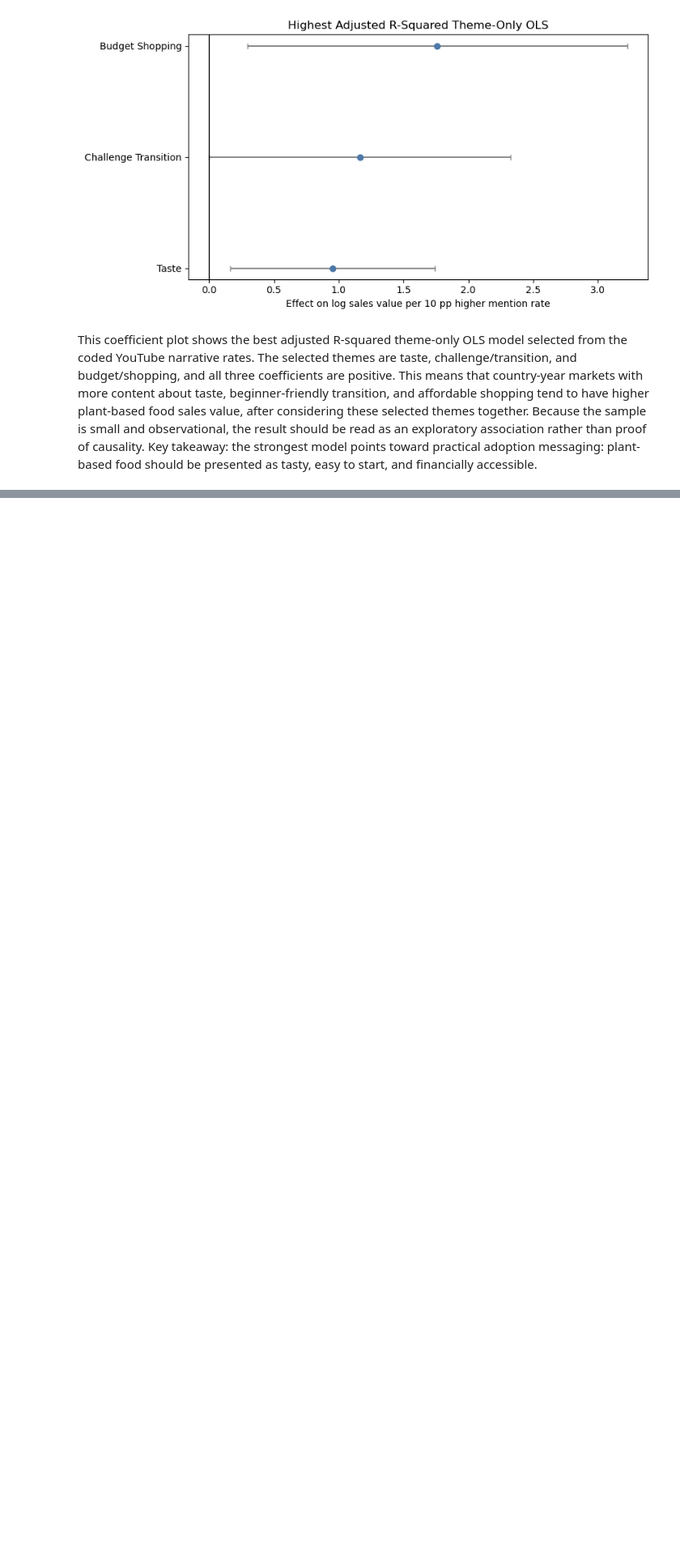
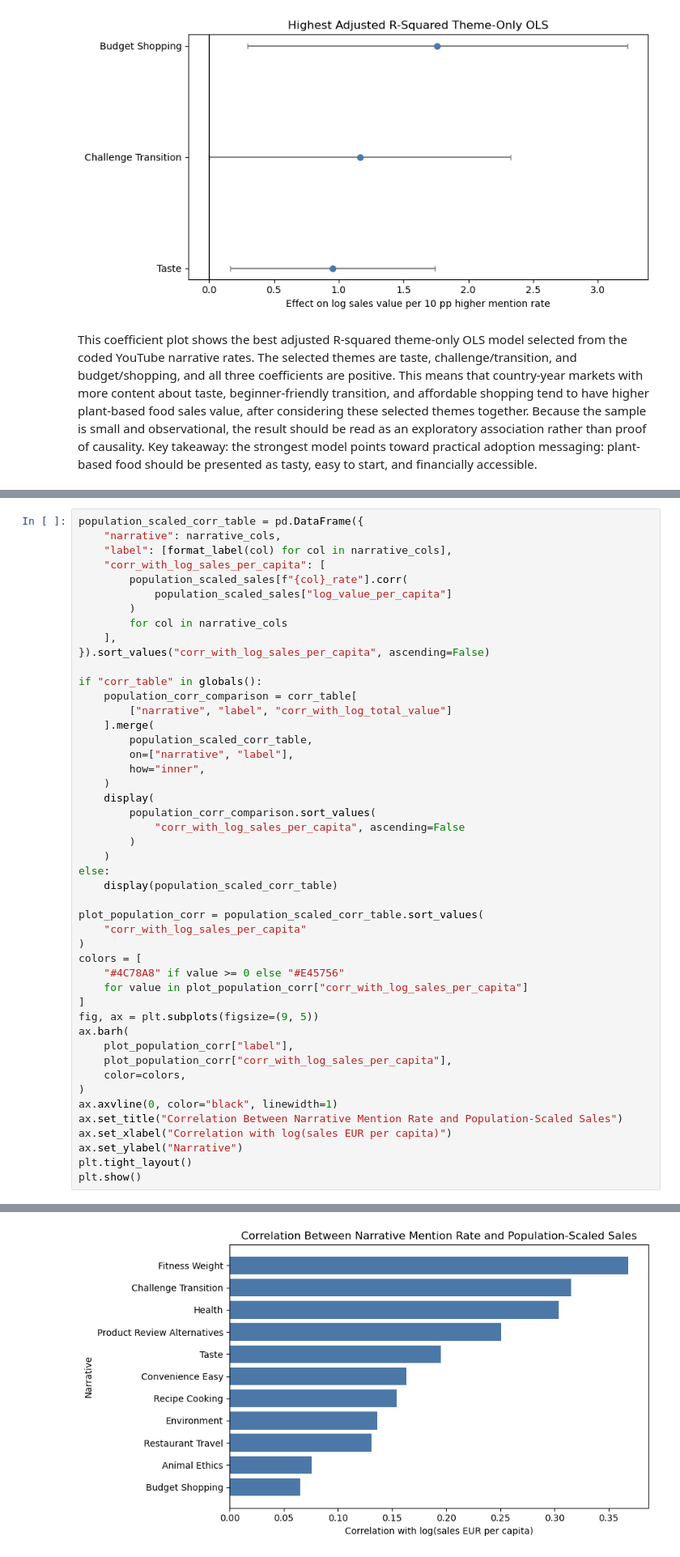
Before and after one commit to huangshuojason/Video-Analysis--DataScience-Group, a Jupyter notebook: notebooks/Group I_Final.ipynb, the cells around one changed output, grey strips where cells are left out. Shown at 81% size. Drawn from its saved outputs; the diff is of its cells as text; blank space fills up the shorter version.

```diff
--- a/notebooks/Group I_Final.ipynb
+++ b/notebooks/Group I_Final.ipynb
@@ -661,0 +875,48 @@ This coefficient plot shows the best adjusted R-squared theme-only OLS model sel
+# %%
+population_scaled_corr_table = pd.DataFrame({
+    "narrative": narrative_cols,
+    "label": [format_label(col) for col in narrative_cols],
+    "corr_with_log_sales_per_capita": [
+        population_scaled_sales[f"{col}_rate"].corr(
+            population_scaled_sales["log_value_per_capita"]
+        )
+        for col in narrative_cols
+    ],
+}).sort_values("corr_with_log_sales_per_capita", ascending=False)
+
+if "corr_table" in globals():
+    population_corr_comparison = corr_table[
+        ["narrative", "label", "corr_with_log_total_value"]
+    ].merge(
+        population_scaled_corr_table,
+        on=["narrative", "label"],
+        how="inner",
+    )
+    display(
+        population_corr_comparison.sort_values(
+            "corr_with_log_sales_per_capita", ascending=False
+        )
+    )
+else:
+    display(population_scaled_corr_table)
+
+plot_population_corr = population_scaled_corr_table.sort_values(
+    "corr_with_log_sales_per_capita"
+)
+colors = [
+    "#4C78A8" if value >= 0 else "#E45756"
+    for value in plot_population_corr["corr_with_log_sales_per_capita"]
+]
+fig, ax = plt.subplots(figsize=(9, 5))
+ax.barh(
+    plot_population_corr["label"],
+    plot_population_corr["corr_with_log_sales_per_capita"],
+    color=colors,
+)
+ax.axvline(0, color="black", linewidth=1)
+ax.set_title("Correlation Between Narrative Mention Rate and Population-Scaled Sales")
+ax.set_xlabel("Correlation with log(sales EUR per capita)")
+ax.set_ylabel("Narrative")
+plt.tight_layout()
+plt.show()
+# %% [output]
@@ -661,0 +935 @@ This coefficient plot shows the best adjusted R-squared theme-only OLS model sel
+[figure, added]
```
Also changed, not shown: parts of 16 cells of this notebook, 2 other files.
